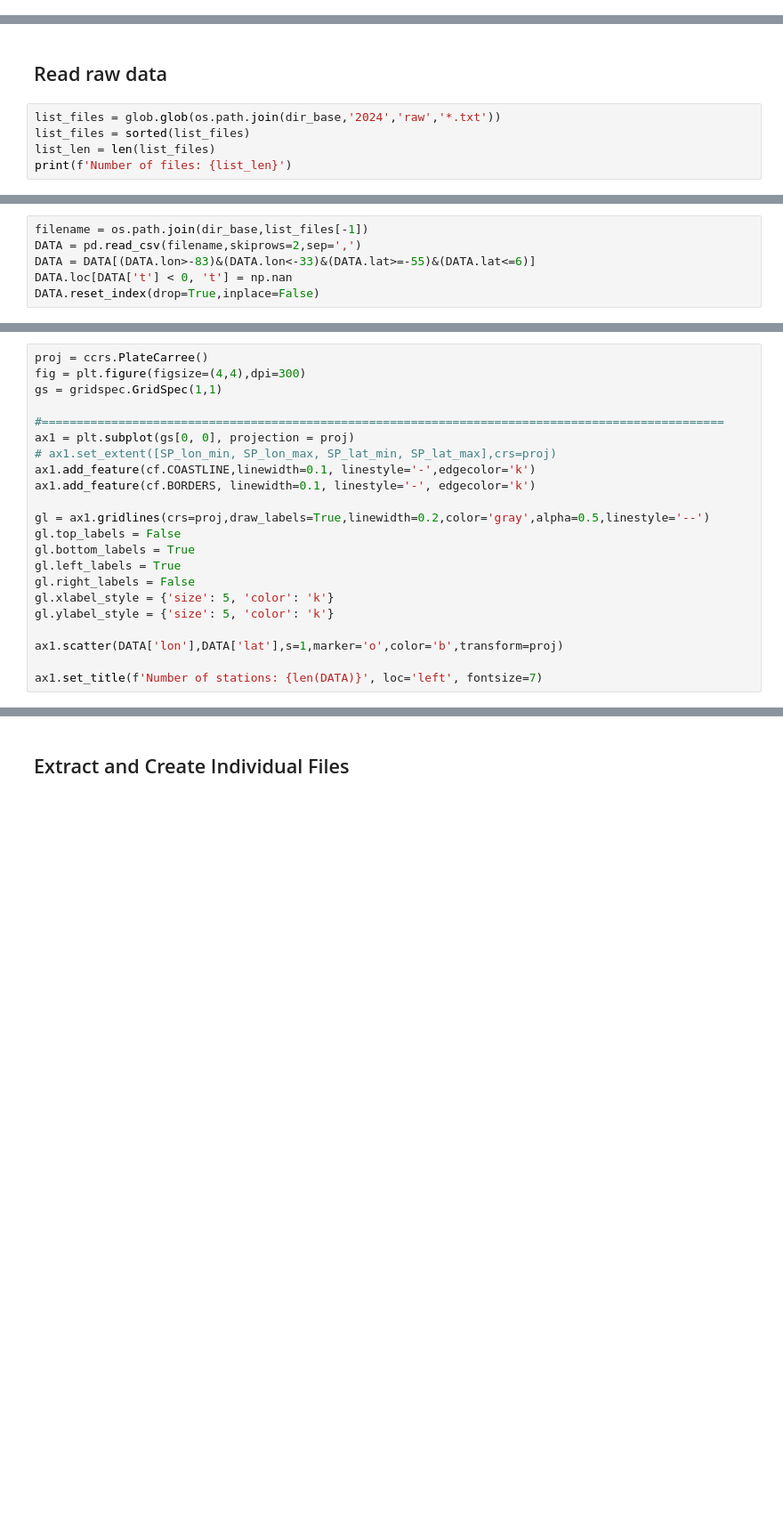
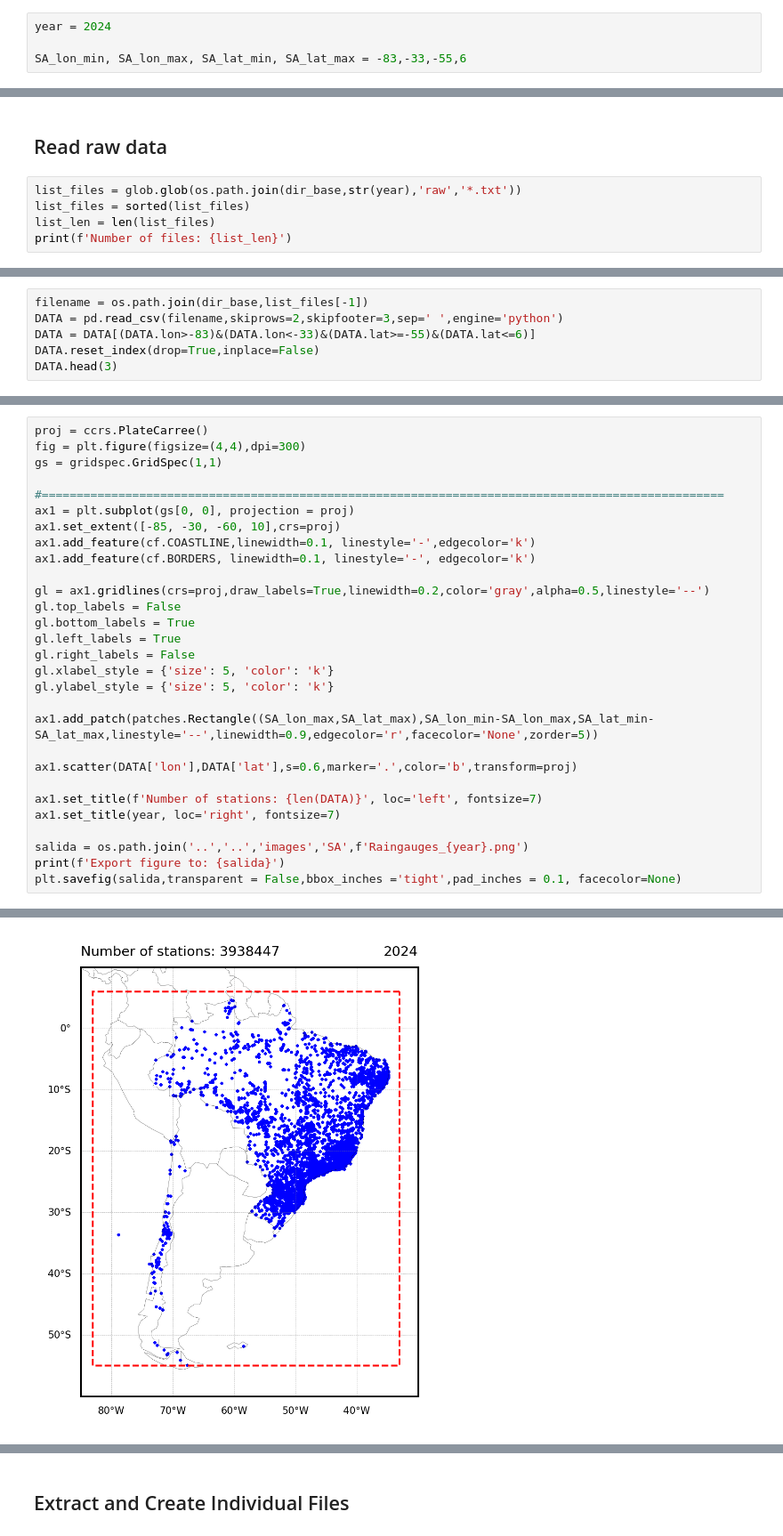
Before and after one commit to SInApSE-INPE/RainGauges, a Jupyter notebook: jupyter/preprocesing/CPTEC_1hr_1_clear.ipynb, the cells around one changed output, grey strips where cells are left out. Shown at 89% size. Drawn from its saved outputs; the diff is of its cells as text; blank space fills up the shorter version.

```diff
--- a/jupyter/preprocesing/CPTEC_1hr_1_clear.ipynb
+++ b/jupyter/preprocesing/CPTEC_1hr_1_clear.ipynb
@@ -12,12 +12,16 @@ import cartopy.crs as ccrs
 from matplotlib import patches
 import matplotlib.pyplot as plt
 import matplotlib.gridspec as gridspec
+# %%
+year = 2024
+
+SA_lon_min, SA_lon_max, SA_lat_min, SA_lat_max = -83,-33,-55,6
 # %%
 dir_base = os.path.join('/','media','arturo','Arturo','Data','Brazil','OBS_CPTEC','1hr')
 # %% [markdown]
 ## Read raw data
 # %%
-list_files = glob.glob(os.path.join(dir_base,'2024','raw','*.txt'))
+list_files = glob.glob(os.path.join(dir_base,str(year),'raw','*.txt'))
 list_files = sorted(list_files)
 list_len = len(list_files)
 print(f'Number of files: {list_len}')
@@ -24,6 +30,6 @@ print(f'Number of files: {list_len}')
 # %%
 filename = os.path.join(dir_base,list_files[-1])
-DATA = pd.read_csv(filename,skiprows=2,sep=',')
+DATA = pd.read_csv(filename,skiprows=2,skipfooter=3,sep=' ',engine='python')
 DATA = DATA[(DATA.lon>-83)&(DATA.lon<-33)&(DATA.lat>=-55)&(DATA.lat<=6)]
-DATA.loc[DATA['t'] < 0, 't'] = np.nan
 DATA.reset_index(drop=True,inplace=False)
+DATA.head(3)
@@ -34,7 +49,7 @@ gs = gridspec.GridSpec(1,1)
 
 #==================================================================================================
 ax1 = plt.subplot(gs[0, 0], projection = proj)
-# ax1.set_extent([SP_lon_min, SP_lon_max, SP_lat_min, SP_lat_max],crs=proj)
+ax1.set_extent([-85, -30, -60, 10],crs=proj)
 ax1.add_feature(cf.COASTLINE,linewidth=0.1, linestyle='-',edgecolor='k')
 ax1.add_feature(cf.BORDERS, linewidth=0.1, linestyle='-', edgecolor='k')
 
@@ -46,6 +61,14 @@ gl.right_labels = False
 gl.xlabel_style = {'size': 5, 'color': 'k'}
 gl.ylabel_style = {'size': 5, 'color': 'k'}
 
-ax1.scatter(DATA['lon'],DATA['lat'],s=1,marker='o',color='b',transform=proj)
+ax1.add_patch(patches.Rectangle((SA_lon_max,SA_lat_max),SA_lon_min-SA_lon_max,SA_lat_min-SA_lat_max,linestyle='--',linewidth=0.9,edgecolor='r',facecolor='None',zorder=5))
+
+ax1.scatter(DATA['lon'],DATA['lat'],s=0.6,marker='.',color='b',transform=proj)
 
 ax1.set_title(f'Number of stations: {len(DATA)}', loc='left', fontsize=7)
+ax1.set_title(year, loc='right', fontsize=7)
+
+salida = os.path.join('..','..','images','SA',f'Raingauges_{year}.png')
+print(f'Export figure to: {salida}')
+plt.savefig(salida,transparent = False,bbox_inches ='tight',pad_inches = 0.1, facecolor=None)
+# %% [output]
@@ -51,0 +76 @@ ax1.set_title(f'Number of stations: {len(DATA)}', loc='left', fontsize=7)
+[figure, added]
```
Also changed, not shown: parts of 7 cells of this notebook, 7 other files.
